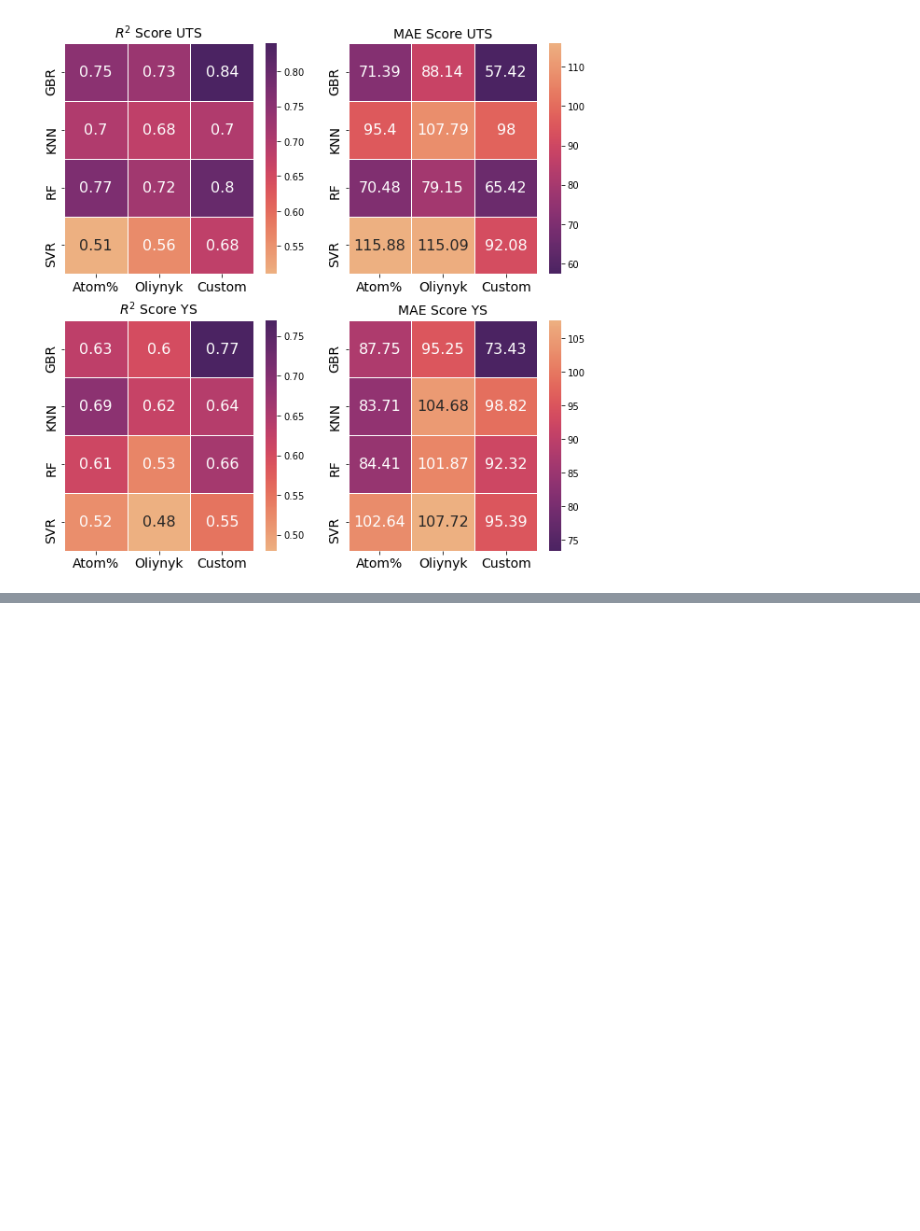
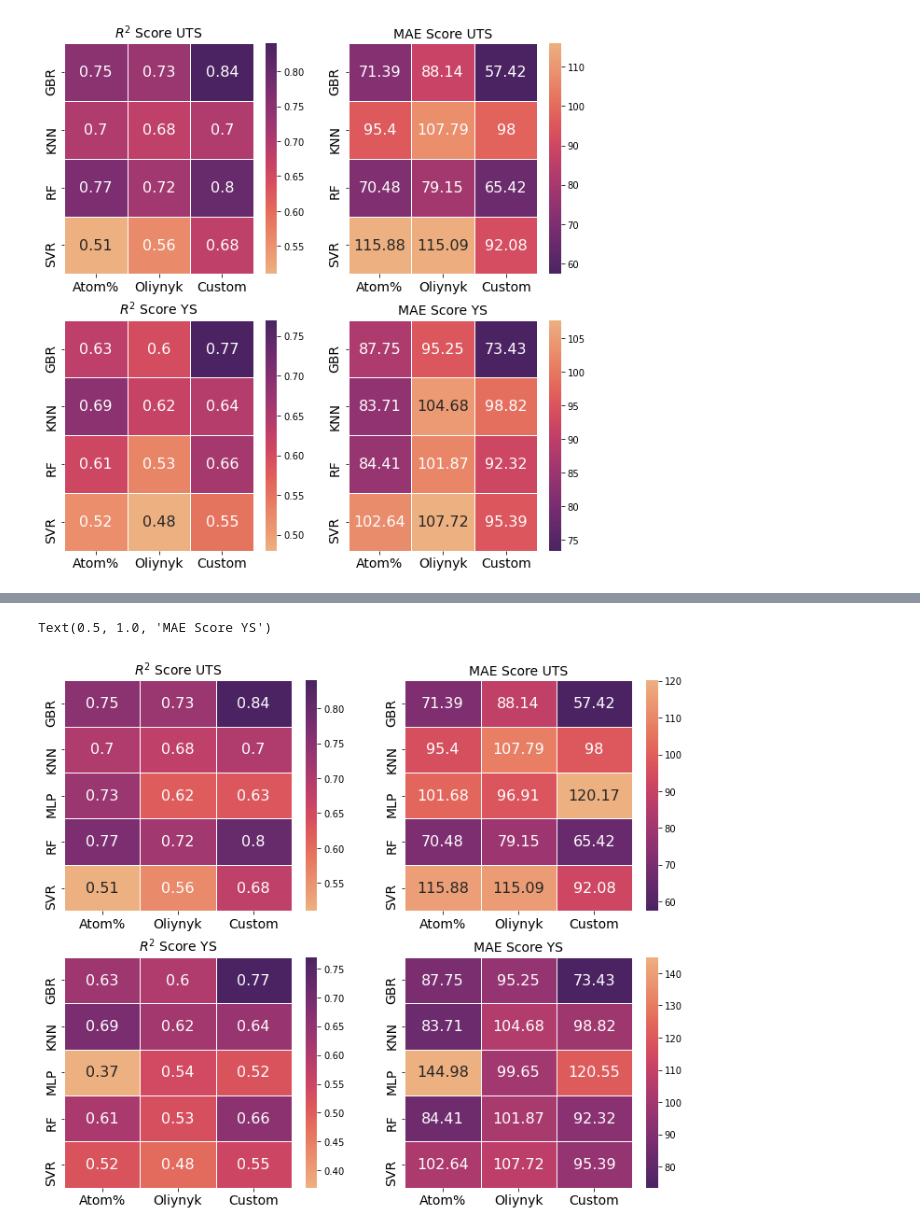
Before and after one commit to truptimohanty/Nballoy_BO, a Jupyter notebook: performance_heatmap.ipynb, the cells around one changed output, grey strips where cells are left out. Drawn from its saved outputs; the diff is of its cells as text; code cells hidden in the pictures; blank space fills up the shorter version.

```diff
--- a/performance_heatmap.ipynb
+++ b/performance_heatmap.ipynb
@@ -97,0 +89,5 @@ sns.heatmap(df_heatmap,annot=True,cmap="flare_r",fmt='g')
+# %%
+df = pd.read_csv('data/model_output/r2score_All.csv')
+#df.set_index('Models')
+df = df.round(2)
+df
@@ -97,0 +111,44 @@ sns.heatmap(df_heatmap,annot=True,cmap="flare_r",fmt='g')
+# %%
+fig, axs = plt.subplots(2, 2, figsize=(12, 10))
+
+df_heatmap = df.pivot("ML models",'Features','r_score_uts')[["Composition","Oliynyk","Custom"]]
+
+r_uts = sns.heatmap(df_heatmap,annot=True,cmap="flare",fmt='g',annot_kws={"size": 16},
+                    linewidths=0.6, ax = axs[0,0])
+
+r_uts.set_xticklabels(["Atom%","Oliynyk","Custom"], fontsize = 14)
+r_uts.set_yticklabels(r_uts.get_ymajorticklabels(), fontsize = 14)
+r_uts.set(xlabel=None, ylabel=None)
+r_uts.set_title(r"$R^2$ Score UTS", fontsize = 14)
+
+
+df_heatmap = df.pivot("ML models",'Features','MAE_uts')[["Composition","Oliynyk","Custom"]]
+m_uts = sns.heatmap(df_heatmap,annot=True,cmap="flare_r",fmt='g',annot_kws={"size": 16},
+                    linewidths=0.6, ax = axs[0,1])
+m_uts.set_xticklabels(["Atom%","Oliynyk","Custom"], fontsize = 14)
+m_uts.set_yticklabels(m_uts.get_ymajorticklabels(), fontsize = 14)
+m_uts.set(xlabel=None, ylabel=None)
+m_uts.set_title("MAE Score UTS", fontsize = 14)
+
+
+df_heatmap = df.pivot("ML models",'Features','r_score_ys')[["Composition","Oliynyk","Custom"]]
+
+r_ys = sns.heatmap(df_heatmap,annot=True,cmap="flare",fmt='g',annot_kws={"size": 16},
+                   linewidths=0.6, ax = axs[1,0])
+r_ys.set_xticklabels(["Atom%","Oliynyk","Custom"], fontsize = 14)
+r_ys.set_yticklabels(r_ys.get_ymajorticklabels(), fontsize = 14)
+r_ys.set(xlabel=None, ylabel=None)
+r_ys.set_title("$R^2$ Score YS", fontsize = 14)
+
+
+df_heatmap = df.pivot("ML models",'Features','MAE_ys')[["Composition","Oliynyk","Custom"]]
+
+m_ys = sns.heatmap(df_heatmap,annot=True,cmap="flare_r",fmt='g',annot_kws={"size": 16},
+                   linewidths=0.6, ax = axs[1, 1])
+m_ys.set_xticklabels(["Atom%","Oliynyk","Custom"], fontsize = 14)
+m_ys.set_yticklabels(m_ys.get_ymajorticklabels(), fontsize = 14)
+m_ys.set(xlabel=None, ylabel=None)
+m_ys.set_title("MAE Score YS", fontsize = 14)
+# %% [output]
+Text(0.5, 1.0, 'MAE Score YS')
+[figure, added]
```
Also changed, not shown: parts of 3 cells of this notebook, 15 other files.
